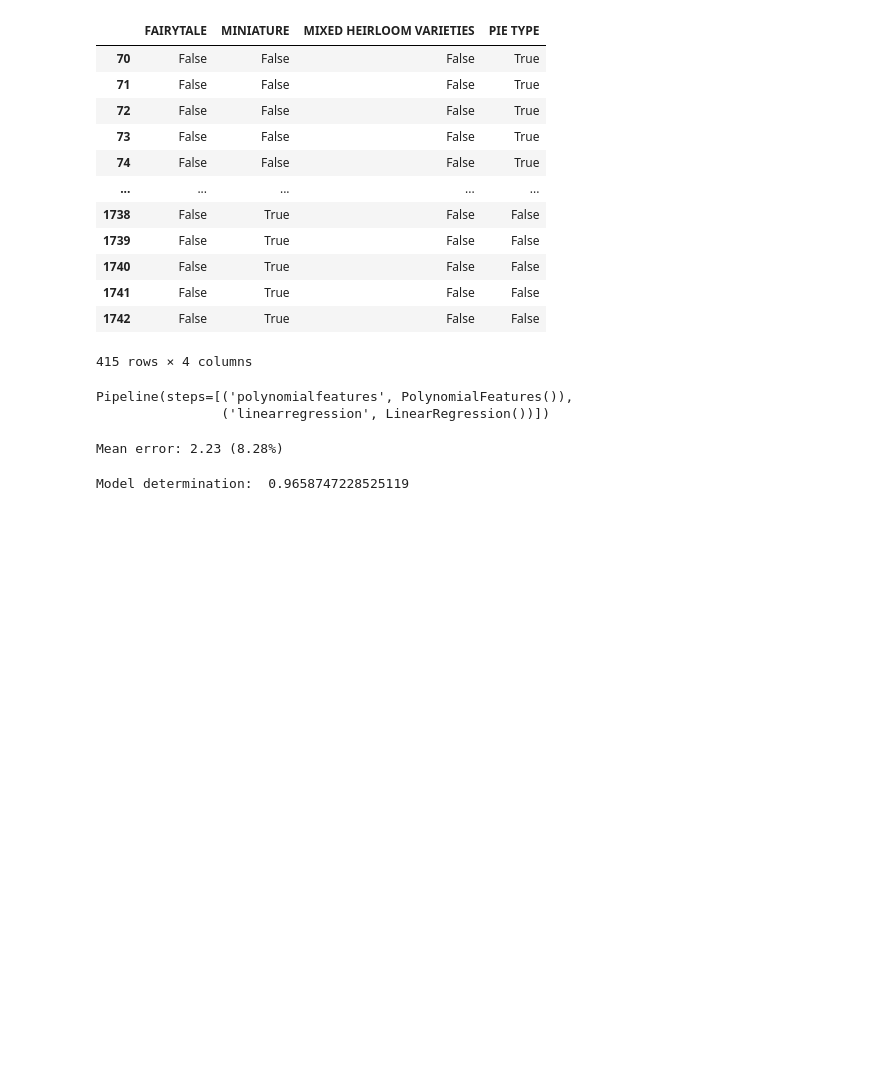
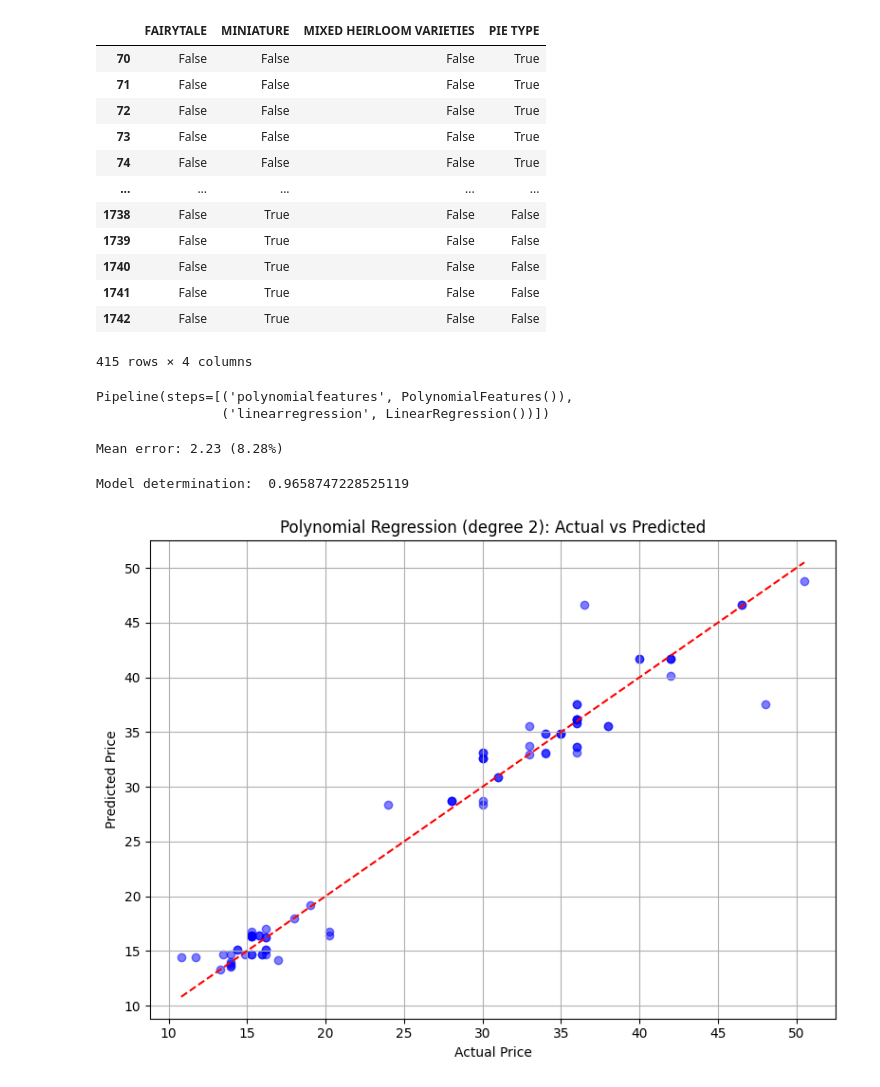
Before and after one commit to duchnv-vn/regression-ml, a Jupyter notebook: pumpkins-ml-model/linear-regression.ipynb, the cells around one changed output. Cells and saved outputs as stored; diff of their text form; code cells hidden in the pictures; blank space fills up the shorter version.

```diff
--- a/pumpkins-ml-model/linear-regression.ipynb
+++ b/pumpkins-ml-model/linear-regression.ipynb
@@ -193,3 +193,15 @@ score = pipeline.score(X_train,y_train)
 print('Model determination: ', score)
 # %% [output]
 Model determination:  0.9658747228525119
+# %%
+plt.figure(figsize=(8,6))
+plt.scatter(y_test, pred_3, alpha=0.5, color='blue')
+plt.plot([y_test.min(), y_test.max()], [y_test.min(), y_test.max()], 'r--')  # y = x line
+plt.xlabel('Actual Price')
+plt.ylabel('Predicted Price')
+plt.title('Polynomial Regression (degree 2): Actual vs Predicted')
+plt.grid(True)
+plt.tight_layout()
+plt.show()
+# %% [output]
+[figure, added]
```
Also changed, not shown: parts of 1 cell of this notebook, 2 other files.
